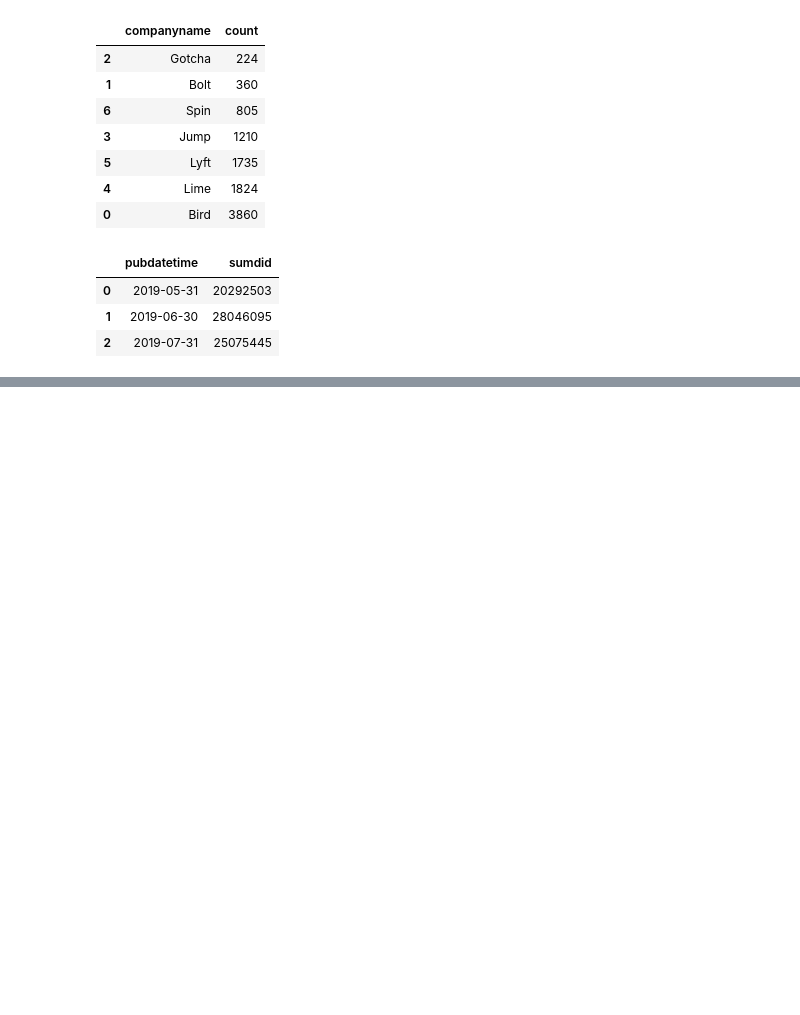
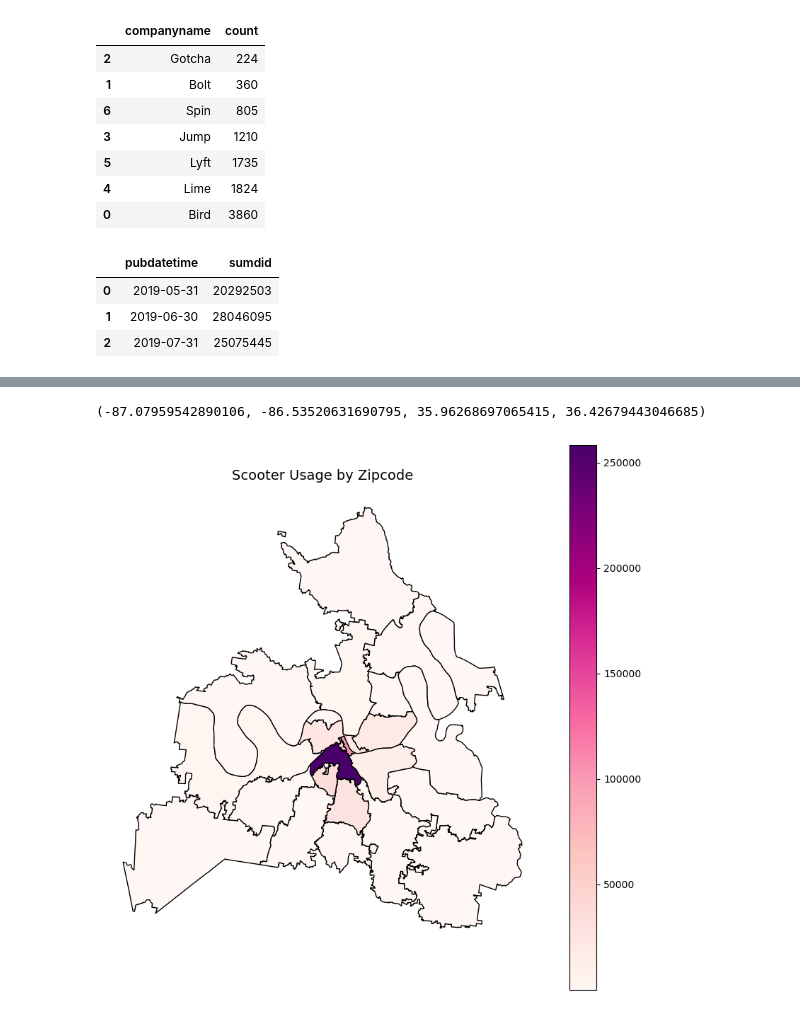
Before and after one commit to NSS-Data-Analytics-Cohort-11/scooters-hot_honey, a Jupyter notebook: notebook/metro_scooters.ipynb, the cells around one changed output, grey strips where cells are left out. Saved outputs shown, nothing was run; the diff lists cells and outputs as text; code cells hidden in the pictures; blank space fills up the shorter version.

```diff
--- a/notebook/metro_scooters.ipynb
+++ b/notebook/metro_scooters.ipynb
@@ -760,0 +895,7 @@ scooters_avail_per_day_co
+# %%
+#clean up the zipcodes dataframe to only relevant info
+zipcodes = zipcodes[['zip', 'po_name', 'geometry']]
+# %%
+#list of trip start points within each zip code, using sjoin to combine info from trips geodf and zipcodes
+start_points_by_zip = gpd.sjoin(trips_start_geo, zipcodes, predicate = 'within')
+start_points_by_zip
@@ -760,0 +916,4 @@ scooters_avail_per_day_co
+# %%
+#create a dataframe that records the count of trips that start in each zip code
+start_points = start_points_by_zip['zip'].value_counts().to_frame().reset_index()
+start_points
@@ -760,0 +978,3 @@ scooters_avail_per_day_co
+# %%
+#combine start points with zipcode data to make "start_zips"
+start_zips = zipcodes.merge(start_points, left_on='zip', right_on='zip')
@@ -760,0 +984,12 @@ scooters_avail_per_day_co
+# %%
+fig, ax = plt.subplots(figsize=(10,10))
+start_zips.plot(column = 'count',
+              cmap = 'RdPu',
+              legend = True,
+              edgecolor = 'black',
+              ax = ax)
+plt.title('Scooter Usage by Zipcode', fontsize = 14)
+ax.axis('off')
+# %% [output]
+(-87.07959542890106, -86.53520631690795, 35.96268697065415, 36.42679443046685)
+[figure, added]
```
Also changed, not shown: parts of 91 cells of this notebook.
